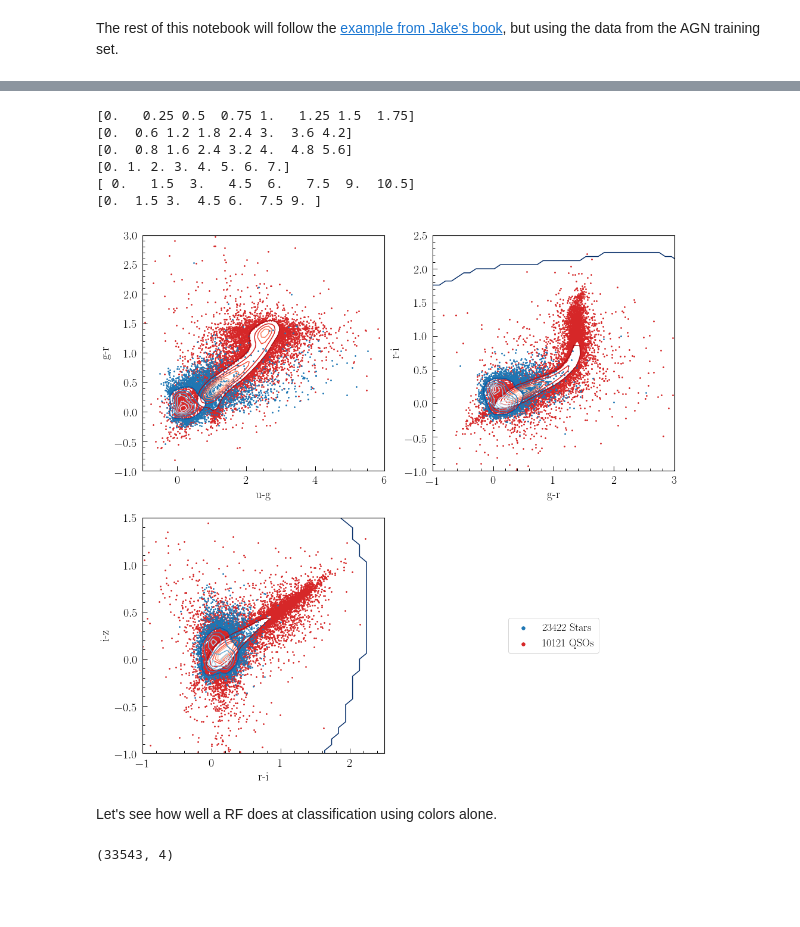
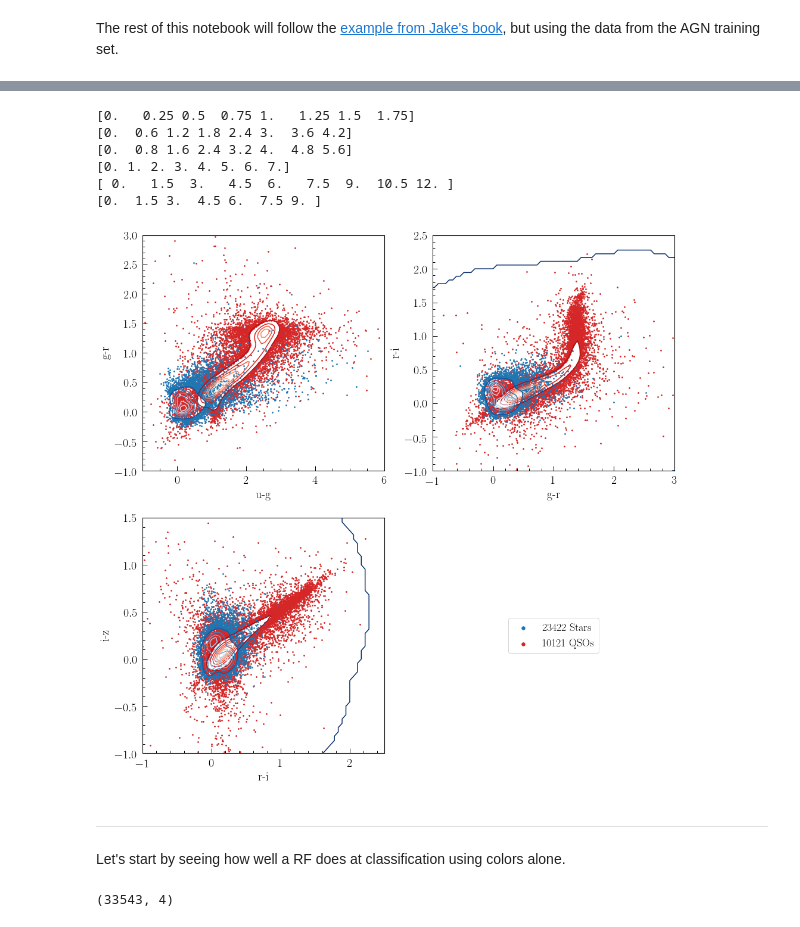
Before and after one commit to RichardsGroup/LSST_training, a Jupyter notebook: Script_NBs/02_AGN_classification_example-gtrtest.ipynb, the cells around one changed output, grey strips where cells are left out. Cells and saved outputs as stored; diff of their text form; code cells hidden in the pictures; blank space fills up the shorter version.

```diff
--- a/Script_NBs/02_AGN_classification_example-gtrtest.ipynb
+++ b/Script_NBs/02_AGN_classification_example-gtrtest.ipynb
@@ -317,12 +315,12 @@ Text(0, 0.5, 'i-z')
 # %%
 limsugr = np.array([[-2,8], [-2,4]])
-limsugr = lims.flatten()
+limsugr = limsugr.flatten()
 limsgri = np.array([[-2,4], [-2,3.5]])
-limsgri = lims.flatten()
+limsgri = limsgri.flatten()
 limsriz = np.array([[-2,3.5], [-2,2.5]])
-limsriz = lims.flatten()
+limsriz = limsriz.flatten()
 levels = None
-nlevel=1
+nlevel=0
 
 # Make the figure:
 #fig,ax = plt.figure(figsize=(8,8))
@@ -341,35 +339,37 @@ for i, axis in enumerate(ax.ravel()):
         axis.set_xlabel('u-g')
         axis.set_ylabel('g-r')
 
     if i==1:
         contour_scatter(train_df[starmask]['stdColor[1]'], train_df[starmask]['stdColor[2]'], lims=limsgri, levels=levels, nlevel=nlevel, cmap='Reds_r', color='C3', kwargs_plot={'rasterized':True, 's':3}, ax=axis)
         contour_scatter(train_df[qsomask]['stdColor[1]'], train_df[qsomask]['stdColor[2]'], lims=limsgri, levels=levels, nlevel=nlevel, cmap='Blues_r', color='C0', kwargs_plot={'rasterized':True, 's':3}, ax=axis)
         axis.set_xlim(-1,3)
         axis.set_ylim(-1,2.5)
         axis.set_xlabel('g-r')
         axis.set_ylabel('r-i')
 
     if i==2:
         contour_scatter(train_df[starmask]['stdColor[2]'], train_df[starmask]['stdColor[3]'], lims=limsriz, levels=levels, nlevel=nlevel, cmap='Reds_r', color='C3', kwargs_plot={'rasterized':True, 's':3}, ax=axis)
         contour_scatter(train_df[qsomask]['stdColor[2]'], train_df[qsomask]['stdColor[3]'], lims=limsriz, levels=levels, nlevel=nlevel, cmap='Blues_r', color='C0', kwargs_plot={'rasterized':True, 's':3}, ax=axis)
         axis.set_xlim(-1,2.5)
         axis.set_ylim(-1,1.5)
         axis.set_xlabel('r-i')
         axis.set_ylabel('i-z')
 
     if i==3:
         axis.set_axis_off()
         handles = [plt.scatter([], [], color='C0', s=30),plt.scatter([],[],color='C3',s=30)]
         labels  = [str(starmask.sum())+' Stars',str(qsomask.sum())+' QSOs']
         legend = axis.legend(handles, labels, loc='center')
 # %% [output]
 [0.   0.25 0.5  0.75 1.   1.25 1.5  1.75]
 [0.  0.6 1.2 1.8 2.4 3.  3.6 4.2]
 [0.  0.8 1.6 2.4 3.2 4.  4.8 5.6]
 [0. 1. 2. 3. 4. 5. 6. 7.]
-[ 0.   1.5  3.   4.5  6.   7.5  9.  10.5]
+[ 0.   1.5  3.   4.5  6.   7.5  9.  10.5 12. ]
 [0.  1.5 3.  4.5 6.  7.5 9. ]
-[figure, old version]
+[figure, new version]
+# %% [markdown]
+---
 # %% [markdown]
-Let's see how well a RF does at classification using colors alone.
+Let's start by seeing how well a RF does at classification using colors alone.
 # %%
```
Also changed, not shown: parts of 21 cells of this notebook.
